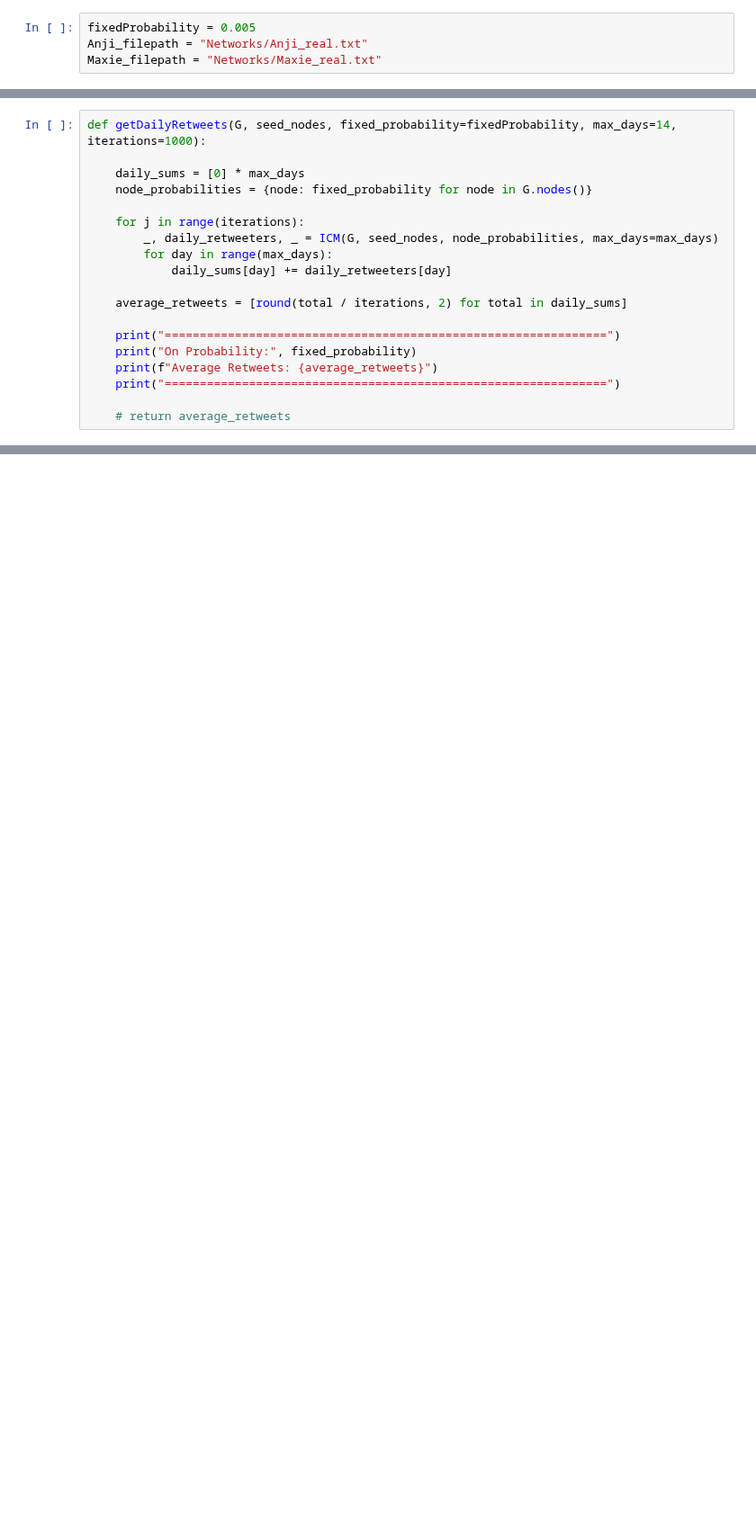
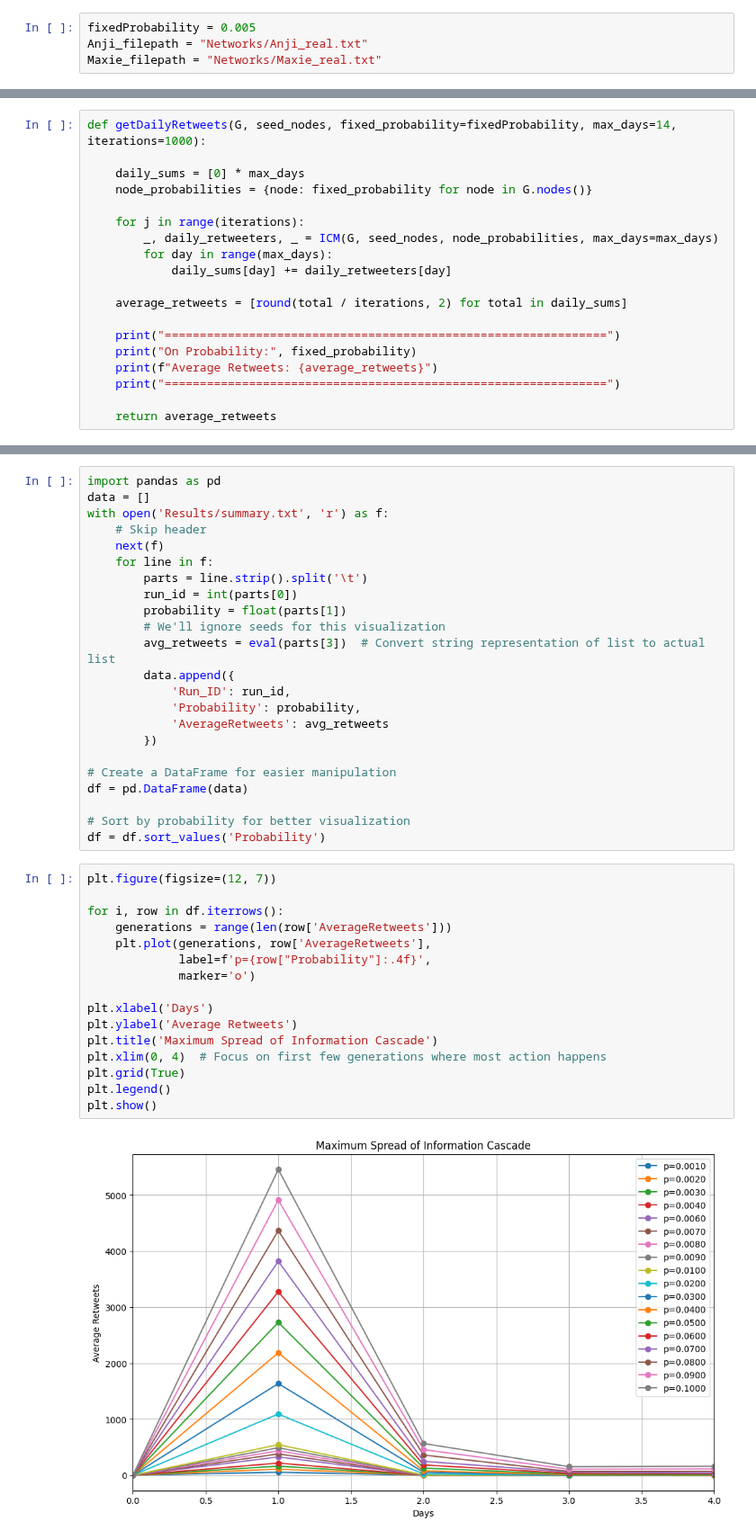
Before and after one commit to Brian-Gab/MathModNetworkAnalysis, a Jupyter notebook: ICM_NetworkX_notebook.ipynb, the cells around one changed output, grey strips where cells are left out. Shown at 90% size. Saved outputs shown, nothing was run; the diff lists cells and outputs as text; blank space fills up the shorter version.

Commit message:
Viewers appended

```diff
--- a/ICM_NetworkX_notebook.ipynb
+++ b/ICM_NetworkX_notebook.ipynb
@@ -87,6 +91,6 @@ def getDailyRetweets(G, seed_nodes, fixed_probability=fixedProbability, max_days
     print(f"Average Retweets: {average_retweets}")
     print("===============================================================")
 
-    # return average_retweets
+    return average_retweets
 # %%
 seed_nodes = ["maxieandreison"]
@@ -110,0 +162,41 @@ plotGraph(averageRetweets)
+# %%
+import pandas as pd
+data = []
+with open('Results/summary.txt', 'r') as f:
+    # Skip header
+    next(f)
+    for line in f:
+        parts = line.strip().split('\t')
+        run_id = int(parts[0])
+        probability = float(parts[1])
+        # We'll ignore seeds for this visualization
+        avg_retweets = eval(parts[3])  # Convert string representation of list to actual list
+        data.append({
+            'Run_ID': run_id,
+            'Probability': probability,
+            'AverageRetweets': avg_retweets
+        })
+
+# Create a DataFrame for easier manipulation
+df = pd.DataFrame(data)
+
+# Sort by probability for better visualization
+df = df.sort_values('Probability')
+# %%
+plt.figure(figsize=(12, 7))
+
+for i, row in df.iterrows():
+    generations = range(len(row['AverageRetweets']))
+    plt.plot(generations, row['AverageRetweets'],
+             label=f'p={row["Probability"]:.4f}',
+             marker='o')
+
+plt.xlabel('Days')
+plt.ylabel('Average Retweets')
+plt.title('Maximum Spread of Information Cascade')
+plt.xlim(0, 4)  # Focus on first few generations where most action happens
+plt.grid(True)
+plt.legend()
+plt.show()
+# %% [output]
+[figure, added]
```
Also changed, not shown: parts of 7 cells of this notebook, 5 other files.
